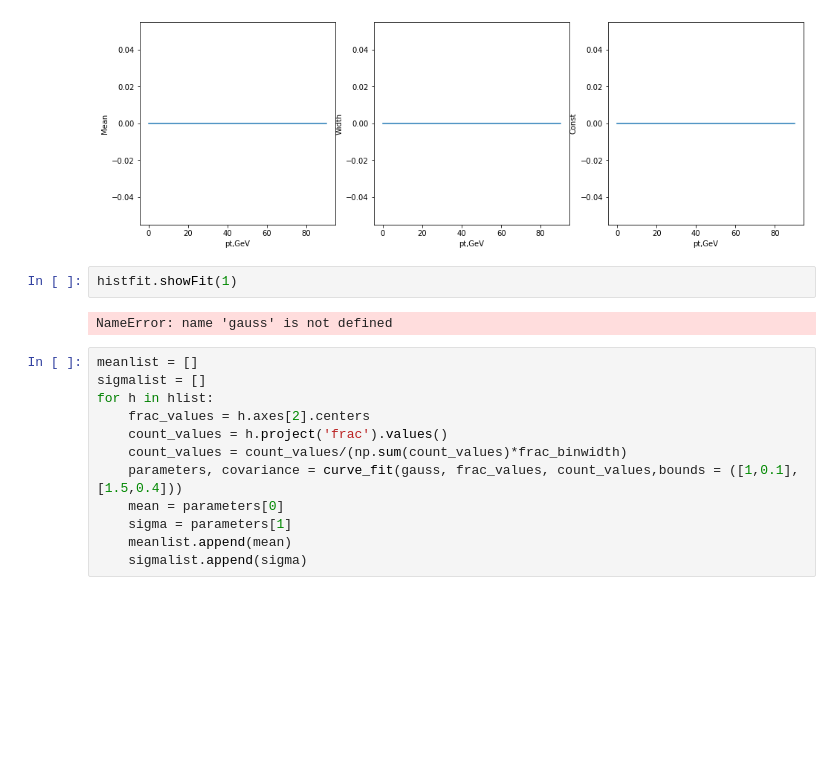
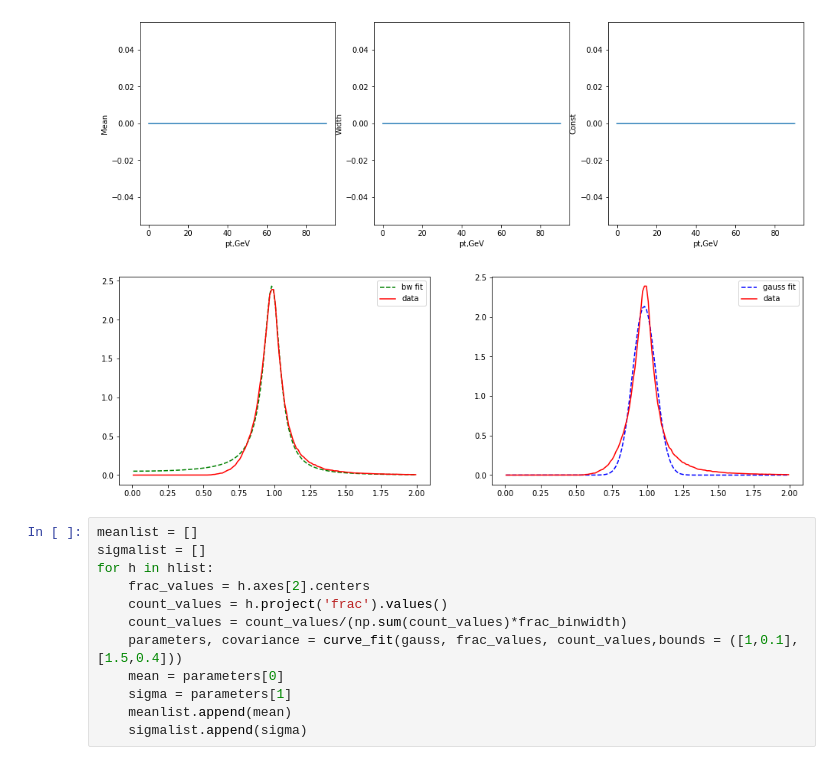
Before and after one commit to mandalaritra1/QJetMassUproot, a Jupyter notebook: Gaussian fit for different pt ranges.ipynb, the cells around one changed output. Cells and saved outputs as stored; diff of their text form; blank space fills up the shorter version.

```diff
--- a/Gaussian fit for different pt ranges.ipynb
+++ b/Gaussian fit for different pt ranges.ipynb
@@ -184,9 +220,8 @@ Gauss
 [figure]
 [figure]
 # %%
-histfit.showFit(1)
 # %% [output]
-NameError: name 'gauss' is not defined
+[figure, added]
 # %%
 meanlist = []
 sigmalist = []
```
Also changed, not shown: parts of 11 cells of this notebook.
